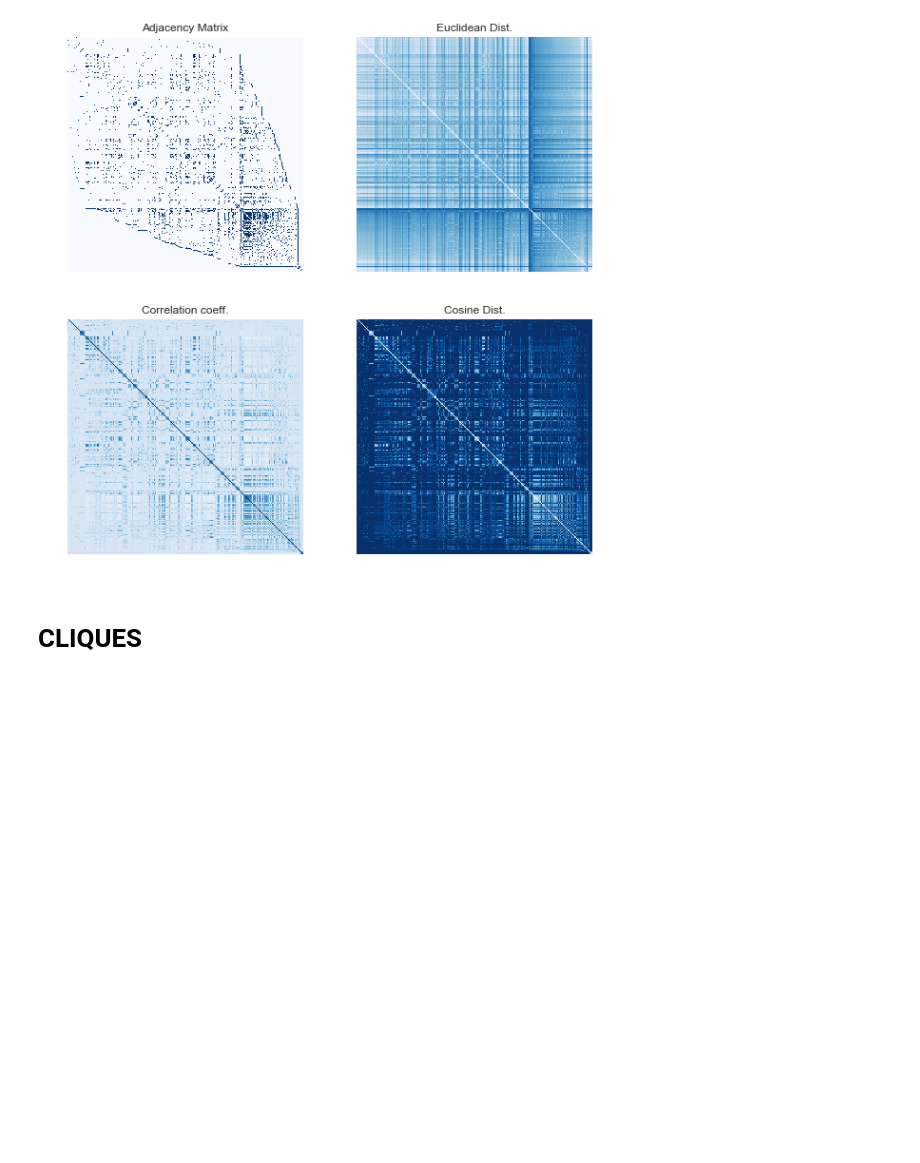
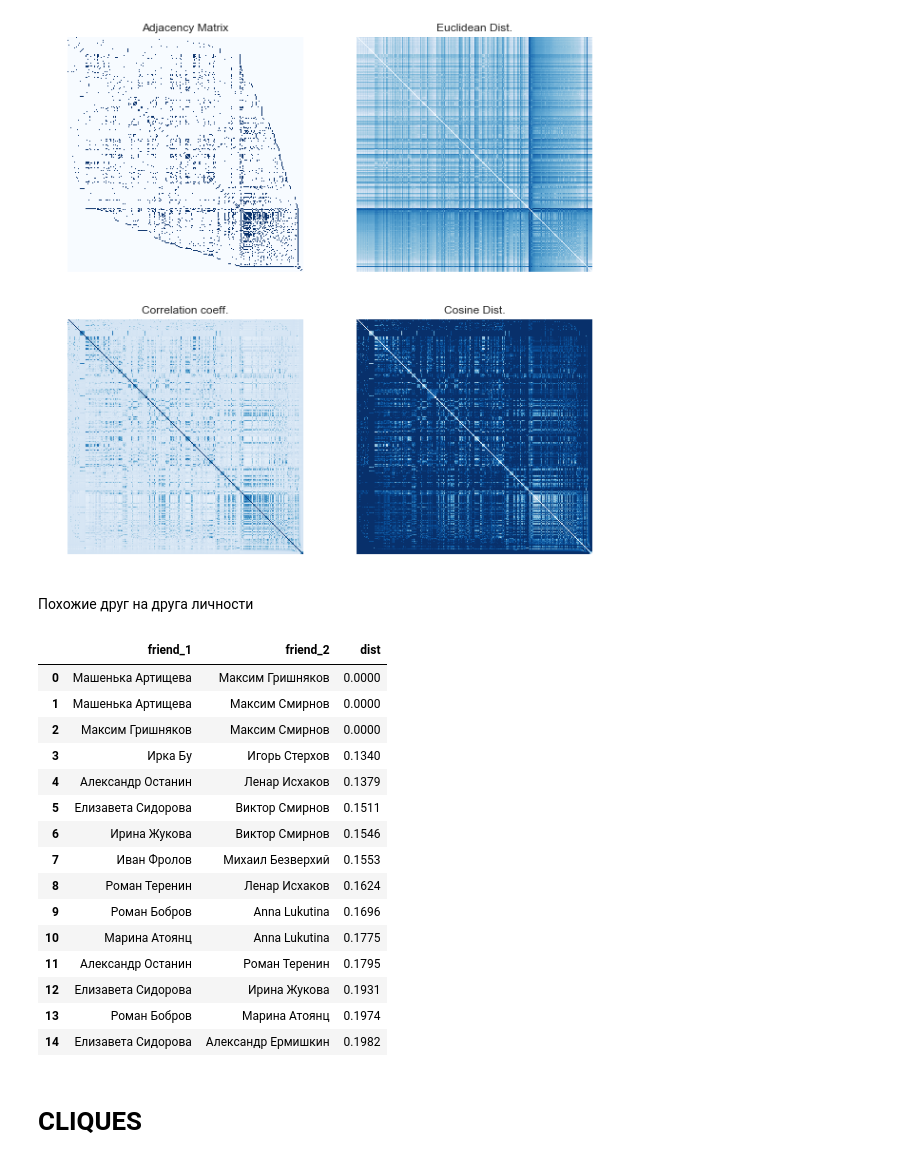
Before and after one commit to Zelich/HSE_tasks, a Jupyter notebook: Seti_Project1.ipynb, the cells around one changed output. Cells and saved outputs as stored; diff of their text form; code cells hidden in the pictures; blank space fills up the shorter version.

Commit message:
nodes similarity upd, erdos-renyi upd

```diff
--- a/Seti_Project1.ipynb
+++ b/Seti_Project1.ipynb
@@ -316,5 +318,40 @@ plotDist(G)
 # %% [output]
 [figure]
+# %% [markdown]
+Похожие друг на друга личности
+# %%
+nodes = G.nodes()
+A = nx.to_numpy_matrix(G, dtype=int)
+A = np.asarray(A)
+dVec_euc = spt.distance.pdist(A, metric = 'cosine')
+dVec_euc = spt.distance.squareform(dVec_euc)
+similar_friends = []
+for i in range(len(dVec_euc)):
+    for j in range(i+1, len(dVec_euc[i])):
+        if dVec_euc[i,j] < 0.2 and i != j:
+            similar_friends.append((nodes[i], nodes[j], float(dVec_euc[i,j])))
+similar_friends = sorted(similar_friends, key=operator.itemgetter(2))
+pd.set_option('display.precision',2)
+similar_friends = pd.DataFrame(similar_friends, columns=['friend_1', 'friend_2', 'dist'])
+similar_friends['dist'] = similar_friends['dist'].apply(lambda x: '{:.4f}'.format(x))
+similar_friends
+# %% [output]
+|  | friend_1 | friend_2 | dist |
+| 0 | Машенька Артищева | Максим Гришняков | 0.0000 |
+| 1 | Машенька Артищева | Максим Смирнов | 0.0000 |
+| 2 | Максим Гришняков | Максим Смирнов | 0.0000 |
+| 3 | Ирка Бу | Игорь Стерхов | 0.1340 |
+| 4 | Александр Останин | Ленар Исхаков | 0.1379 |
+| 5 | Елизавета Сидорова | Виктор Смирнов | 0.1511 |
+| 6 | Ирина Жукова | Виктор Смирнов | 0.1546 |
+| 7 | Иван Фролов | Михаил Безверхий | 0.1553 |
+| 8 | Роман Теренин | Ленар Исхаков | 0.1624 |
+| 9 | Роман Бобров | Anna Lukutina | 0.1696 |
+| 10 | Марина Атоянц | Anna Lukutina | 0.1775 |
+| 11 | Александр Останин | Роман Теренин | 0.1795 |
+| 12 | Елизавета Сидорова | Ирина Жукова | 0.1931 |
+| 13 | Роман Бобров | Марина Атоянц | 0.1974 |
+| 14 | Елизавета Сидорова | Александр Ермишкин | 0.1982 |
 # %% [markdown]
 # CLIQUES
 # %% [markdown]
```
Also changed, not shown: parts of 3 cells of this notebook.
